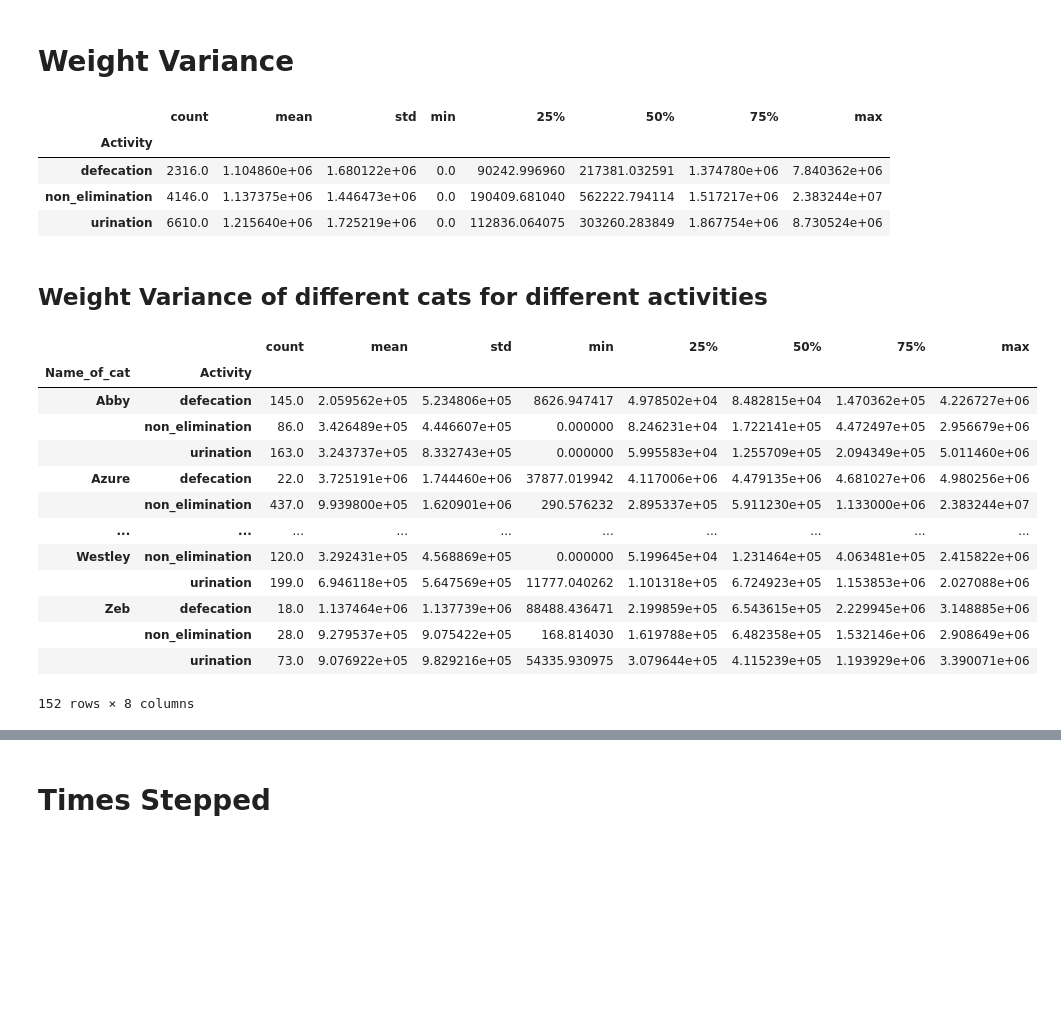
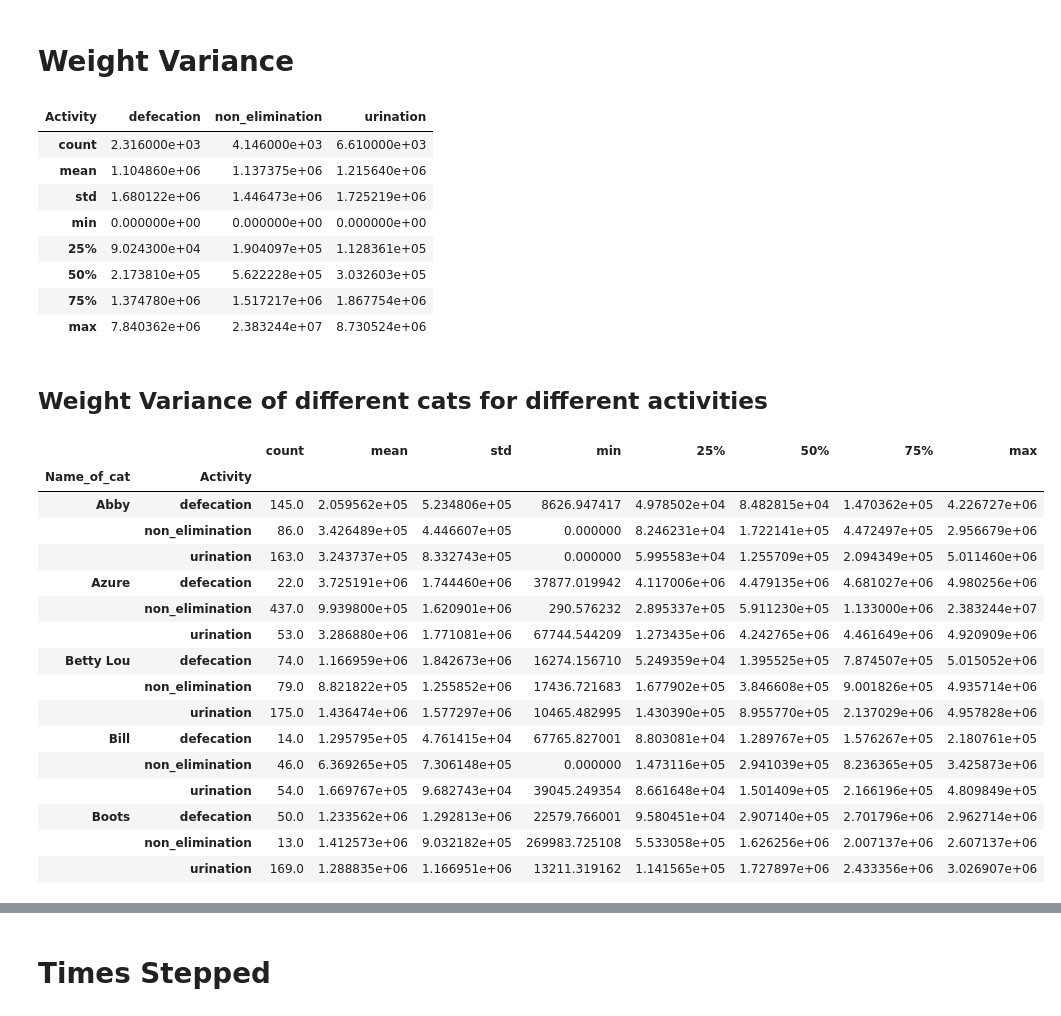
Before and after one commit to Kaushik002-git/PIP_Case_Study, a Jupyter notebook: EDA.ipynb, the cells around one changed output, grey strips where cells are left out. Saved outputs shown, nothing was run; the diff lists cells and outputs as text; code cells hidden in the pictures; blank space fills up the shorter version.

```diff
--- a/EDA.ipynb
+++ b/EDA.ipynb
@@ -561,29 +581,36 @@ df.groupby(['Name_of_cat', 'Activity'])['Sit_Time'].describe().head(30)
 # %% [markdown]
 # Weight Variance
 # %%
-df.groupby(['Activity'])['Weight_Variance'].describe()
+df.groupby(['Activity'])['Weight_Variance'].describe().transpose()
 # %% [output]
-|  | count | mean | std | min | 25% | 50% | 75% | max |
-| Activity |  |  |  |  |  |  |  |  |
-| defecation | 2316.0 | 1.104860e+06 | 1.680122e+06 | 0.0 | 90242.996960 | 217381.032591 | 1.374780e+06 | 7.840362e+06 |
-| non_elimination | 4146.0 | 1.137375e+06 | 1.446473e+06 | 0.0 | 190409.681040 | 562222.794114 | 1.517217e+06 | 2.383244e+07 |
-| urination | 6610.0 | 1.215640e+06 | 1.725219e+06 | 0.0 | 112836.064075 | 303260.283849 | 1.867754e+06 | 8.730524e+06 |
+| Activity | defecation | non_elimination | urination |
+| count | 2.316000e+03 | 4.146000e+03 | 6.610000e+03 |
+| mean | 1.104860e+06 | 1.137375e+06 | 1.215640e+06 |
+| std | 1.680122e+06 | 1.446473e+06 | 1.725219e+06 |
+| min | 0.000000e+00 | 0.000000e+00 | 0.000000e+00 |
+| 25% | 9.024300e+04 | 1.904097e+05 | 1.128361e+05 |
+| 50% | 2.173810e+05 | 5.622228e+05 | 3.032603e+05 |
+| 75% | 1.374780e+06 | 1.517217e+06 | 1.867754e+06 |
+| max | 7.840362e+06 | 2.383244e+07 | 8.730524e+06 |
 # %% [markdown]
 ## Weight Variance of different cats for different activities
 # %%
-df.groupby(['Name_of_cat', 'Activity'])['Weight_Variance'].describe()
+df.groupby(['Name_of_cat', 'Activity'])['Weight_Variance'].describe().head(15)
 # %% [output]
 |  |  | count | mean | std | min | 25% | 50% | 75% | max |
 | Name_of_cat | Activity |  |  |  |  |  |  |  |  |
 | Abby | defecation | 145.0 | 2.059562e+05 | 5.234806e+05 | 8626.947417 | 4.978502e+04 | 8.482815e+04 | 1.470362e+05 | 4.226727e+06 |
 |  | non_elimination | 86.0 | 3.426489e+05 | 4.446607e+05 | 0.000000 | 8.246231e+04 | 1.722141e+05 | 4.472497e+05 | 2.956679e+06 |
 |  | urination | 163.0 | 3.243737e+05 | 8.332743e+05 | 0.000000 | 5.995583e+04 | 1.255709e+05 | 2.094349e+05 | 5.011460e+06 |
 | Azure | defecation | 22.0 | 3.725191e+06 | 1.744460e+06 | 37877.019942 | 4.117006e+06 | 4.479135e+06 | 4.681027e+06 | 4.980256e+06 |
 |  | non_elimination | 437.0 | 9.939800e+05 | 1.620901e+06 | 290.576232 | 2.895337e+05 | 5.911230e+05 | 1.133000e+06 | 2.383244e+07 |
-| ... | ... | ... | ... | ... | ... | ... | ... | ... | ... |
-| Westley | non_elimination | 120.0 | 3.292431e+05 | 4.568869e+05 | 0.000000 | 5.199645e+04 | 1.231464e+05 | 4.063481e+05 | 2.415822e+06 |
-|  | urination | 199.0 | 6.946118e+05 | 5.647569e+05 | 11777.040262 | 1.101318e+05 | 6.724923e+05 | 1.153853e+06 | 2.027088e+06 |
-| Zeb | defecation | 18.0 | 1.137464e+06 | 1.137739e+06 | 88488.436471 | 2.199859e+05 | 6.543615e+05 | 2.229945e+06 | 3.148885e+06 |
-|  | non_elimination | 28.0 | 9.279537e+05 | 9.075422e+05 | 168.814030 | 1.619788e+05 | 6.482358e+05 | 1.532146e+06 | 2.908649e+06 |
-|  | urination | 73.0 | 9.076922e+05 | 9.829216e+05 | 54335.930975 | 3.079644e+05 | 4.115239e+05 | 1.193929e+06 | 3.390071e+06 |
+|  | urination | 53.0 | 3.286880e+06 | 1.771081e+06 | 67744.544209 | 1.273435e+06 | 4.242765e+06 | 4.461649e+06 | 4.920909e+06 |
+| Betty Lou | defecation | 74.0 | 1.166959e+06 | 1.842673e+06 | 16274.156710 | 5.249359e+04 | 1.395525e+05 | 7.874507e+05 | 5.015052e+06 |
+|  | non_elimination | 79.0 | 8.821822e+05 | 1.255852e+06 | 17436.721683 | 1.677902e+05 | 3.846608e+05 | 9.001826e+05 | 4.935714e+06 |
+|  | urination | 175.0 | 1.436474e+06 | 1.577297e+06 | 10465.482995 | 1.430390e+05 | 8.955770e+05 | 2.137029e+06 | 4.957828e+06 |
+| Bill | defecation | 14.0 | 1.295795e+05 | 4.761415e+04 | 67765.827001 | 8.803081e+04 | 1.289767e+05 | 1.576267e+05 | 2.180761e+05 |
+|  | non_elimination | 46.0 | 6.369265e+05 | 7.306148e+05 | 0.000000 | 1.473116e+05 | 2.941039e+05 | 8.236365e+05 | 3.425873e+06 |
+|  | urination | 54.0 | 1.669767e+05 | 9.682743e+04 | 39045.249354 | 8.661648e+04 | 1.501409e+05 | 2.166196e+05 | 4.809849e+05 |
+| Boots | defecation | 50.0 | 1.233562e+06 | 1.292813e+06 | 22579.766001 | 9.580451e+04 | 2.907140e+05 | 2.701796e+06 | 2.962714e+06 |
+|  | non_elimination | 13.0 | 1.412573e+06 | 9.032182e+05 | 269983.725108 | 5.533058e+05 | 1.626256e+06 | 2.007137e+06 | 2.607137e+06 |
+|  | urination | 169.0 | 1.288835e+06 | 1.166951e+06 | 13211.319162 | 1.141565e+05 | 1.727897e+06 | 2.433356e+06 | 3.026907e+06 |
-152 rows × 8 columns
```
Also changed, not shown: parts of 15 cells of this notebook, 8 other files.
